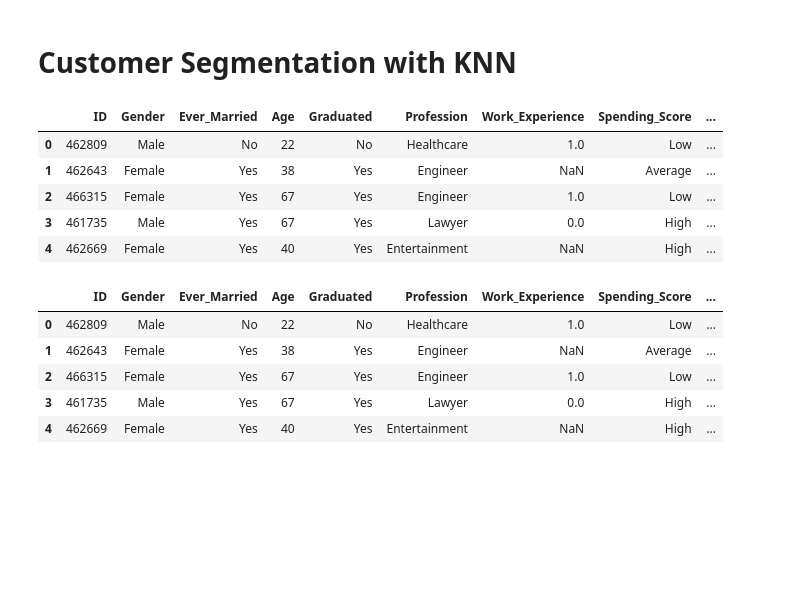
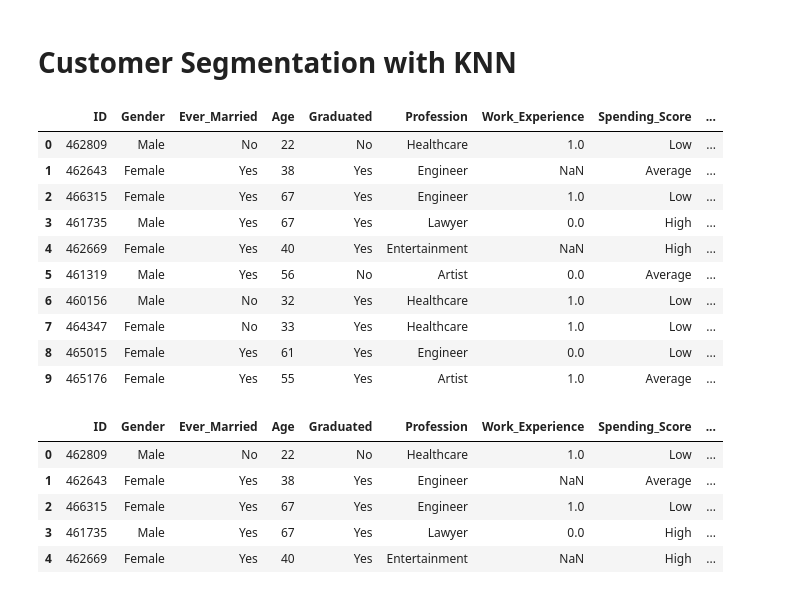
Before and after one commit to RidwanTiamiyu/super-parakeet, a Jupyter notebook: code.ipynb, the cells around one changed output. Cells and saved outputs as stored; diff of their text form; code cells hidden in the pictures; blank space fills up the shorter version.

```diff
--- a/code.ipynb
+++ b/code.ipynb
@@ -16,14 +16,19 @@ from sklearn.preprocessing import LabelEncoder
 # %%
 # Loading our data
 train = pd.read_csv('train.csv')
-train.head()
+train.head(10)
 # %% [output]
 |  | ID | Gender | Ever_Married | Age | Graduated | Profession | Work_Experience | Spending_Score | ... |
 | 0 | 462809 | Male | No | 22 | No | Healthcare | 1.0 | Low | ... |
 | 1 | 462643 | Female | Yes | 38 | Yes | Engineer | NaN | Average | ... |
 | 2 | 466315 | Female | Yes | 67 | Yes | Engineer | 1.0 | Low | ... |
 | 3 | 461735 | Male | Yes | 67 | Yes | Lawyer | 0.0 | High | ... |
 | 4 | 462669 | Female | Yes | 40 | Yes | Entertainment | NaN | High | ... |
+| 5 | 461319 | Male | Yes | 56 | No | Artist | 0.0 | Average | ... |
+| 6 | 460156 | Male | No | 32 | Yes | Healthcare | 1.0 | Low | ... |
+| 7 | 464347 | Female | No | 33 | Yes | Healthcare | 1.0 | Low | ... |
+| 8 | 465015 | Female | Yes | 61 | Yes | Engineer | 0.0 | Low | ... |
+| 9 | 465176 | Female | Yes | 55 | Yes | Artist | 1.0 | Average | ... |
 # %%
 # Changing our target variable to numeric
 #mappings = {'A':1, 'B':2, 'C':3, 'D':4}
```
Also changed, not shown: parts of 47 cells of this notebook, 2 other files.
